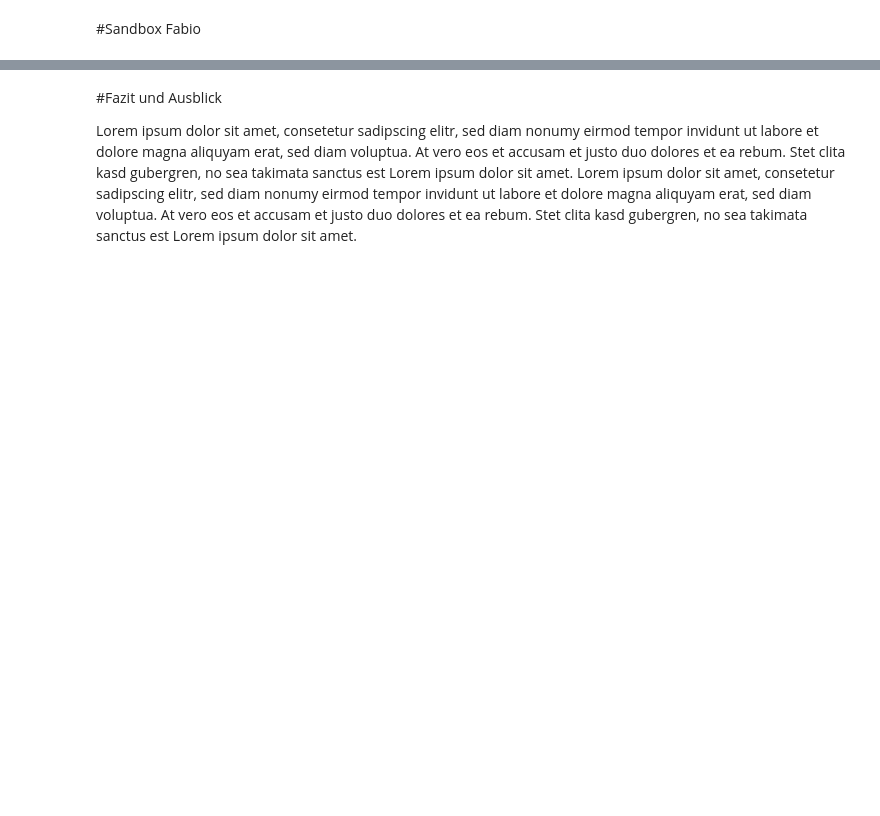
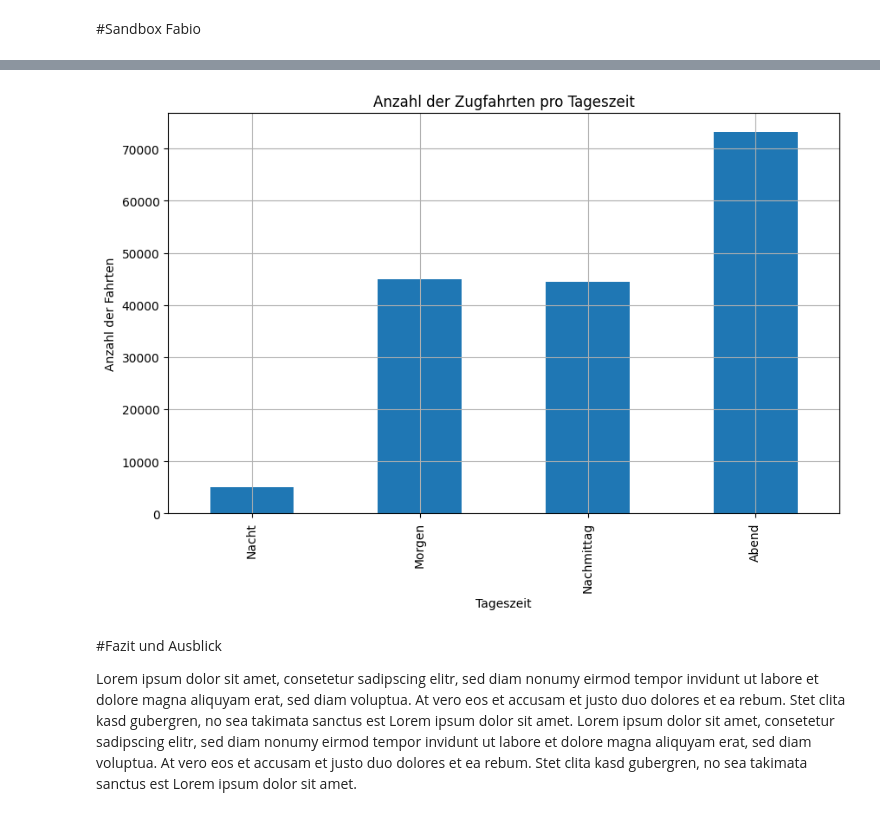
Before and after one commit to yannluethi/BINA, a Jupyter notebook: Case-Study/Python/BINA_Case-Study.ipynb, the cells around one changed output, grey strips where cells are left out. Saved outputs shown, nothing was run; the diff lists cells and outputs as text; code cells hidden in the pictures; blank space fills up the shorter version.

```diff
--- a/Case-Study/Python/BINA_Case-Study.ipynb
+++ b/Case-Study/Python/BINA_Case-Study.ipynb
@@ -633,3 +608,17 @@ plt.show()
+# %%
+# Gruppieren der Daten nach 'Tageszeit' und Zählen der Fahrten
+volumen_pro_tageszeit = sbb_daytime.groupby('TAGESZEIT').size()
+
+# Erstellen des Balkendiagramms
+plt.figure(figsize=(10, 6))
+plt.title('Anzahl der Zugfahrten pro Tageszeit')
+volumen_pro_tageszeit.plot(kind='bar')
+plt.ylabel('Anzahl der Fahrten')
+plt.xlabel('Tageszeit')
+plt.grid(True)
+plt.show()
+# %% [output]
+[figure, added]
 # %% [markdown]
 #Fazit und Ausblick
 
```
Also changed, not shown: parts of 18 cells of this notebook.
